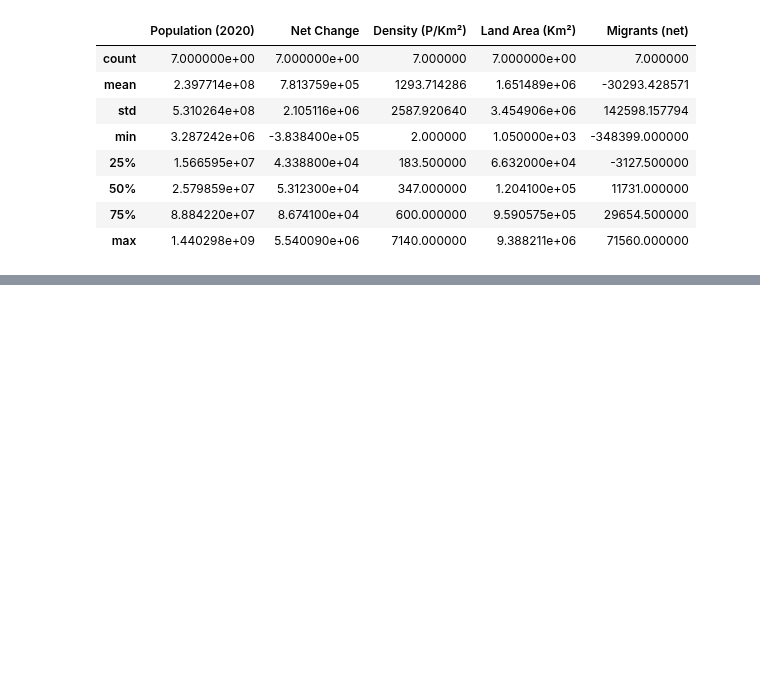
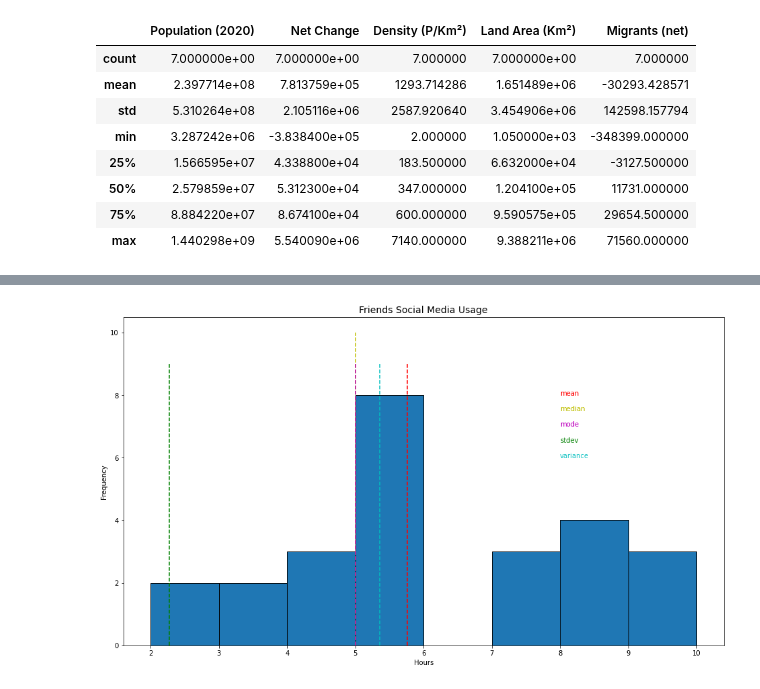
Before and after one commit to sherwin-ad/my_tutorials, a Jupyter notebook: python/3_basic_statistics_with_python.ipynb, the cells around one changed output, grey strips where cells are left out. Saved outputs shown, nothing was run; the diff lists cells and outputs as text; code cells hidden in the pictures; blank space fills up the shorter version.

```diff
--- a/python/3_basic_statistics_with_python.ipynb
+++ b/python/3_basic_statistics_with_python.ipynb
@@ -485,0 +491,10 @@ ea.describe()
+# %%
+import pandas as pd
+
+
+f_usage = [5, 4, 3, 5, 8, 2, 5, 2, 5, 8, 10, 8, 7, 9, 10, 5, 7, 5, 7, 5, 4, 3, 5, 8, 4]
+
+ser = pd.Series(f_usage)
+sum_stat = ser.describe()
+
+print(sum_stat)
@@ -485,0 +511,27 @@ ea.describe()
+# %%
+import matplotlib.pyplot as plt
+import statistics as stat
+
+fig = plt.figure(figsize=(16,9))
+
+plt.hist(f_usage, bins=8, edgecolor="black")
+
+plt.xlabel('Hours')
+plt.ylabel('Frequency')
+plt.title('Friends Social Media Usage', fontsize=14)
+
+plt.plot([stat.mean(f_usage), stat.mean(f_usage)], [0, 9], linestyle="--", color="r")
+plt.plot([stat.median(f_usage), stat.median(f_usage)], [0, 10], linestyle="--", color="y")
+plt.plot([stat.pstdev(f_usage), stat.pstdev(f_usage)], [0, 9], linestyle="--", color="g")
+plt.plot([stat.mode(f_usage), stat.mode(f_usage)], [0, 9], linestyle="--", color="m")
+plt.plot([stat.variance(f_usage), stat.variance(f_usage)], [0, 9], linestyle="--", color="c")
+
+plt.text(8,8, 'mean', color='r')
+plt.text(8,7.5, 'median', color='y')
+plt.text(8,7, 'mode', color='m')
+plt.text(8,6.5, 'stdev', color='g')
+plt.text(8,6, 'variance', color='c')
+
+plt.show()
+# %% [output]
+[figure, added]
```
Also changed, not shown: parts of 9 cells of this notebook, 13 other files.
